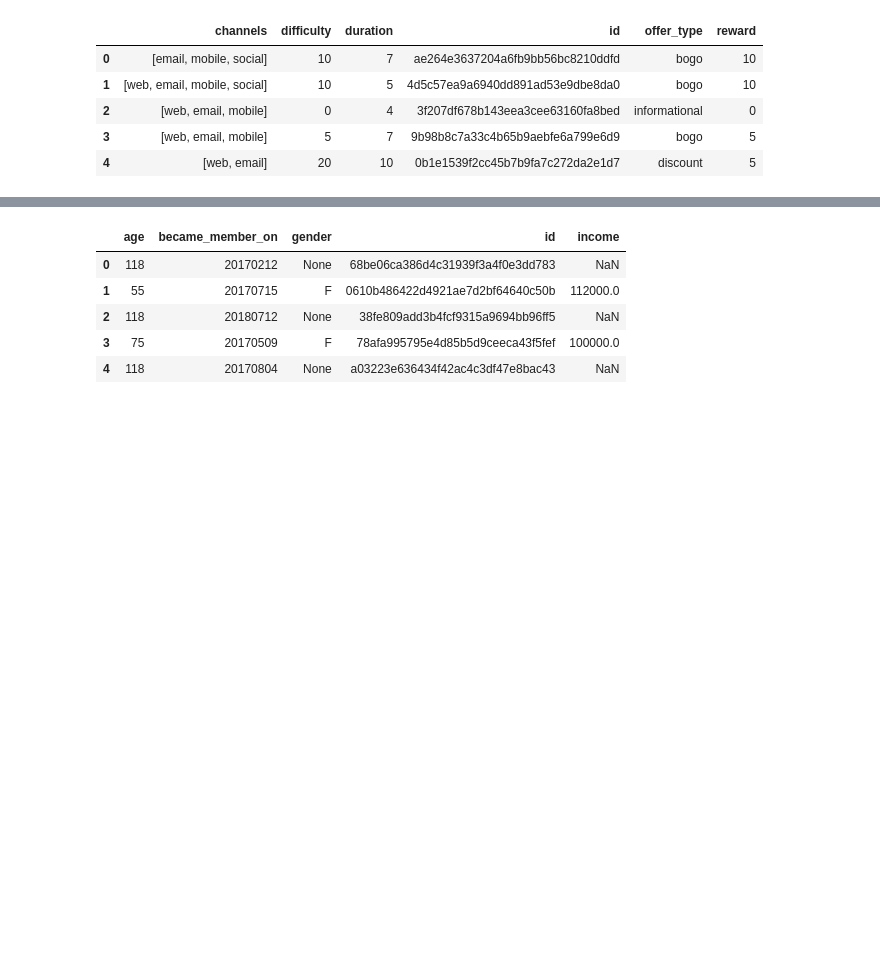
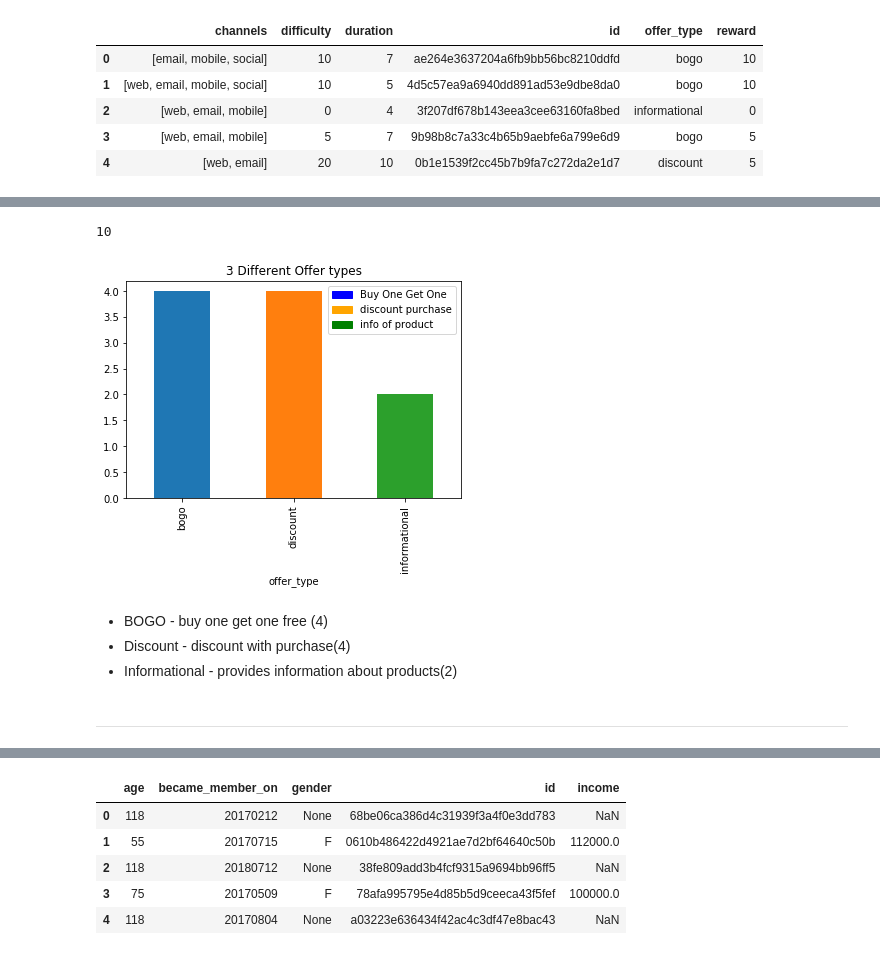
Before and after one commit to HunterKane/Starbucks-Reward-App-, a Jupyter notebook: Starbucks_Capstone_notebook-2.ipynb, the cells around one changed output, grey strips where cells are left out. Cells and saved outputs as stored; diff of their text form; code cells hidden in the pictures; blank space fills up the shorter version.

Commit message:
Initial Data Inspection and Cleaning Completed
Data inspection completed for the 3 datasets provided:
- Portfolio
- Demographic
- Transcripts

Actions completed:
1) Inspection
2) Data cleaning

```diff
--- a/Starbucks_Capstone_notebook-2.ipynb
+++ b/Starbucks_Capstone_notebook-2.ipynb
@@ -123,0 +138,20 @@ Name: reward, dtype: int64
+# %%
+# Check unique offers
+portfolio.id.nunique()
+# %% [output]
+10
+# %%
+# Fiter the 3 different offer types count (should equal 10 in total)
+portfolio.groupby('offer_type')['id'].count().plot(kind = 'bar', title = "3 Different Offer types")
+colors = {'Buy One Get One':'blue', 'discount purchase':'orange', 'info of product': 'green'}
+labels = list(colors.keys())
+handles = [plt.Rectangle((0,0),1,1, color=colors[label]) for label in labels]
+plt.legend(handles, labels);
+# %% [output]
+[figure, added]
+# %% [markdown]
+- BOGO - buy one get one free (4)
+- Discount - discount with purchase(4)
+- Informational - provides information about products(2)
+# %% [markdown]
+----
```
Also changed, not shown: parts of 37 cells of this notebook.
